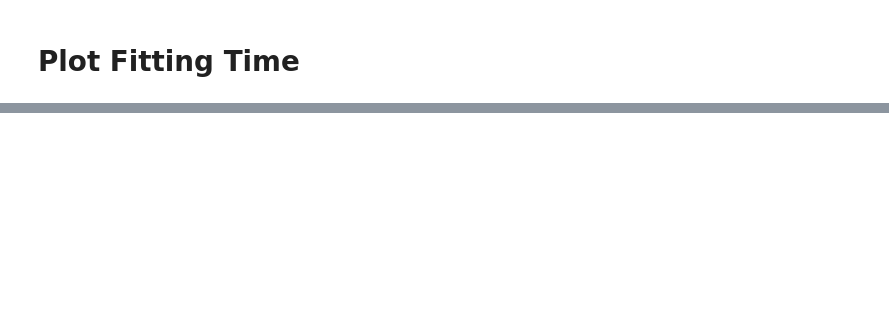
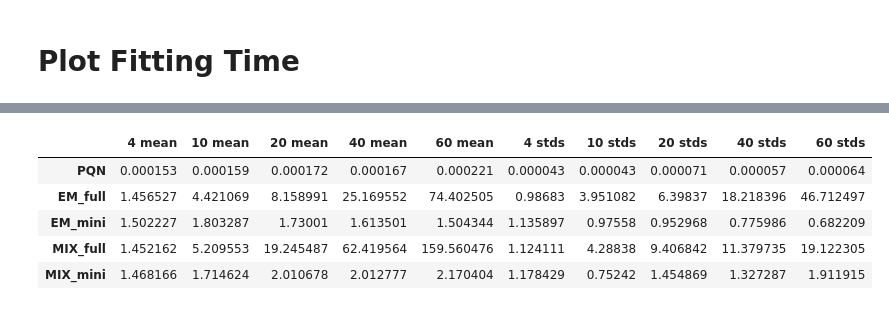
Before and after one commit to Gotsmy/sweat_normalization, a Jupyter notebook: synthetic_data/Simulation_Analysis.ipynb, the cells around one changed output, grey strips where cells are left out. Drawn from its saved outputs; the diff is of its cells as text; code cells hidden in the pictures; blank space fills up the shorter version.

```diff
--- a/synthetic_data/Simulation_Analysis.ipynb
+++ b/synthetic_data/Simulation_Analysis.ipynb
@@ -293,0 +303,9 @@ plt.show()
+# %%
+time_results
+# %% [output]
+|  | 4 mean | 10 mean | 20 mean | 40 mean | 60 mean | 4 stds | 10 stds | 20 stds | 40 stds | 60 stds |
+| PQN | 0.000153 | 0.000159 | 0.000172 | 0.000167 | 0.000221 | 0.000043 | 0.000043 | 0.000071 | 0.000057 | 0.000064 |
+| EM_full | 1.456527 | 4.421069 | 8.158991 | 25.169552 | 74.402505 | 0.98683 | 3.951082 | 6.39837 | 18.218396 | 46.712497 |
+| EM_mini | 1.502227 | 1.803287 | 1.73001 | 1.613501 | 1.504344 | 1.135897 | 0.97558 | 0.952968 | 0.775986 | 0.682209 |
+| MIX_full | 1.452162 | 5.209553 | 19.245487 | 62.419564 | 159.560476 | 1.124111 | 4.28838 | 9.406842 | 11.379735 | 19.122305 |
+| MIX_mini | 1.468166 | 1.714624 | 2.010678 | 2.012777 | 2.170404 | 1.178429 | 0.75242 | 1.454869 | 1.327287 | 1.911915 |
```
Also changed, not shown: parts of 4 cells of this notebook, 12 other files.
